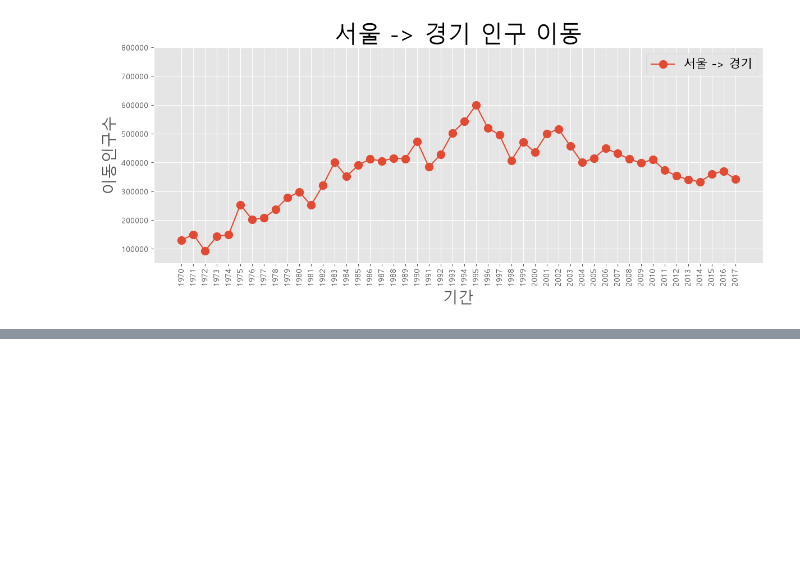
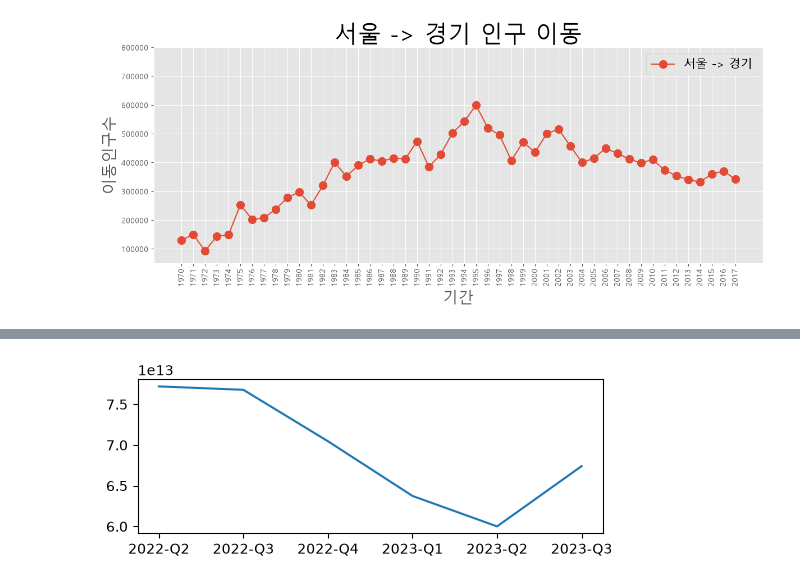
Before and after one commit to zzengmo/18_data_analytics, a Jupyter notebook: Matplotlib.ipynb, the cells around one changed output, grey strips where cells are left out. Saved outputs shown, nothing was run; the diff lists cells and outputs as text; code cells hidden in the pictures; blank space fills up the shorter version.

```diff
--- a/Matplotlib.ipynb
+++ b/Matplotlib.ipynb
@@ -184,3 +133,11 @@ plt.annotate('',
 plt.show()
 # %% [output]
 [figure]
+# %%
+# Figure객체, Axes객체
+import pandas as pd
+import matplotlib.pyplot as plt
+
+samsung_revenue = pd.read_csv("./data/삼성전자_분기별_매출액.csv")
+samsung_revenue = samsung_revenue.sort_values('quarter')
+samsung_revenue
@@ -186,0 +173,6 @@ plt.show()
+# %%
+fig, axe = plt.subplots(figsize=(6,2))
+axe.plot(samsung_revenue['quarter'],samsung_revenue['value'])
+plt.show()
+# %% [output]
+[figure, added]
```
Also changed, not shown: parts of 12 cells of this notebook, 1 other file.
